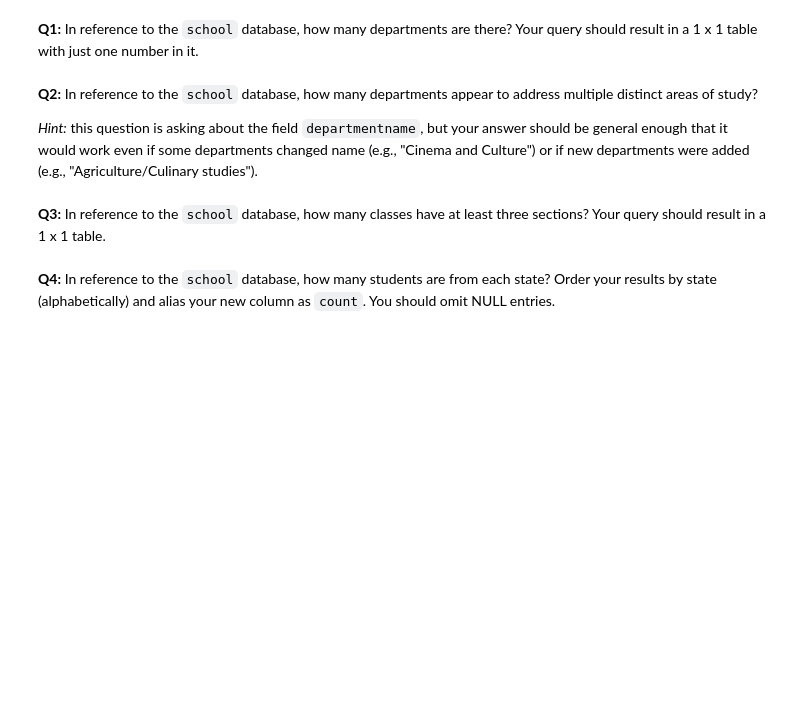
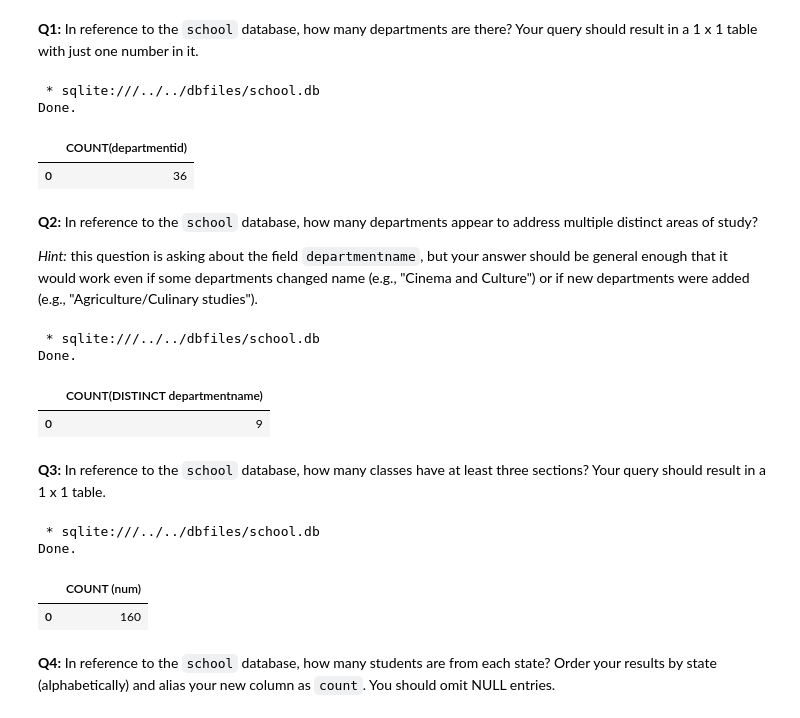
Before and after one commit to nova-nguyen/Data-System-Coursework, a Jupyter notebook: hw/HW_4.c/multiple_inner.ipynb, the cells around one changed output. Cells and saved outputs as stored; diff of their text form; code cells hidden in the pictures; blank space fills up the shorter version.

```diff
--- a/hw/HW_4.c/multiple_inner.ipynb
+++ b/hw/HW_4.c/multiple_inner.ipynb
@@ -57,14 +61,18 @@ Image("figs/school_schema.jpg", width=600, height=600)
 # %% [markdown]
 **Q1:** In reference to the `school` database, how many departments are there? Your query should result in a 1 x 1 table with just one number in it.
 # %%
-query = """
+query = """SELECT COUNT(departmentid)
+FROM departments
 """
-# YOUR CODE HERE
-raise NotImplementedError()
 
 resultset = %sql $query
 resultdf1 = resultset.DataFrame()
 resultdf1.head()
+# %% [output]
+ * sqlite:///../../dbfiles/school.db
+Done.
+|  | COUNT(departmentid) |
+| 0 | 36 |
 # %%
 # Testing cell
 assert resultdf1.iloc[0,0] == 36
@@ -75,14 +83,22 @@ _Hint:_ this question is asking about the field `departmentname`, but your answe
 # %%
 # Hint: look for 'and', &, /
 
-query = """
+query = """SELECT COUNT(DISTINCT departmentname)
+FROM departments
+WHERE (departmentname LIKE '%and%') OR
+(departmentname LIKE '%/%') OR
+(departmentname LIKE '%&%')
 """
-# YOUR CODE HERE
-raise NotImplementedError()
+
 
 resultset = %sql $query
 resultdf2 = resultset.DataFrame()
 resultdf2.head()
+# %% [output]
+ * sqlite:///../../dbfiles/school.db
+Done.
+|  | COUNT(DISTINCT departmentname) |
+| 0 | 9 |
 # %%
 # Testing cell
 assert resultdf2.iloc[0,0] == 9
@@ -100,3 +107,21 @@ resultdf3.head()
+# %%
+query = """SELECT COUNT (num) FROM
+(SELECT COUNT(coursesubject) as num
+FROM classes
+GROUP BY classterm, coursesubject, coursenum
+HAVING COUNT (classsection) >= 3)
+
+"""
+
+
+resultset = %sql $query
+resultdf3 = resultset.DataFrame()
+resultdf3.head()
+# %% [output]
+ * sqlite:///../../dbfiles/school.db
+Done.
+|  | COUNT (num) |
+| 0 | 160 |
 # %%
 # Testing cell
 assert resultdf3.iloc[0,0] == 160
```
Also changed, not shown: parts of 11 cells of this notebook.
